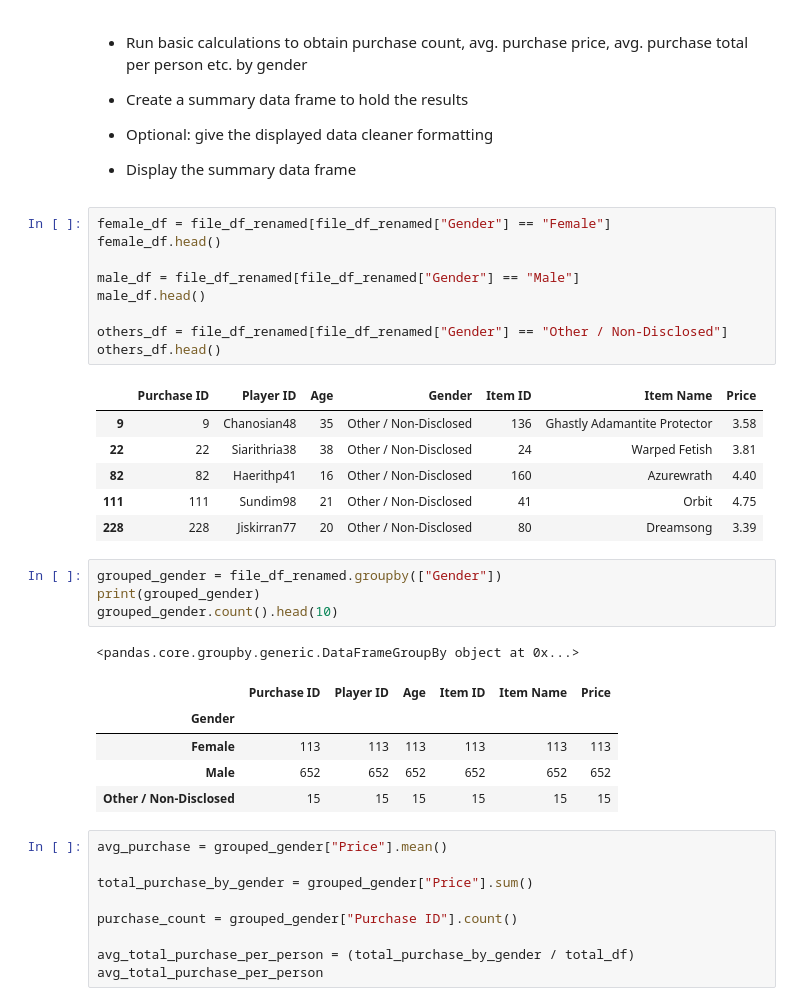
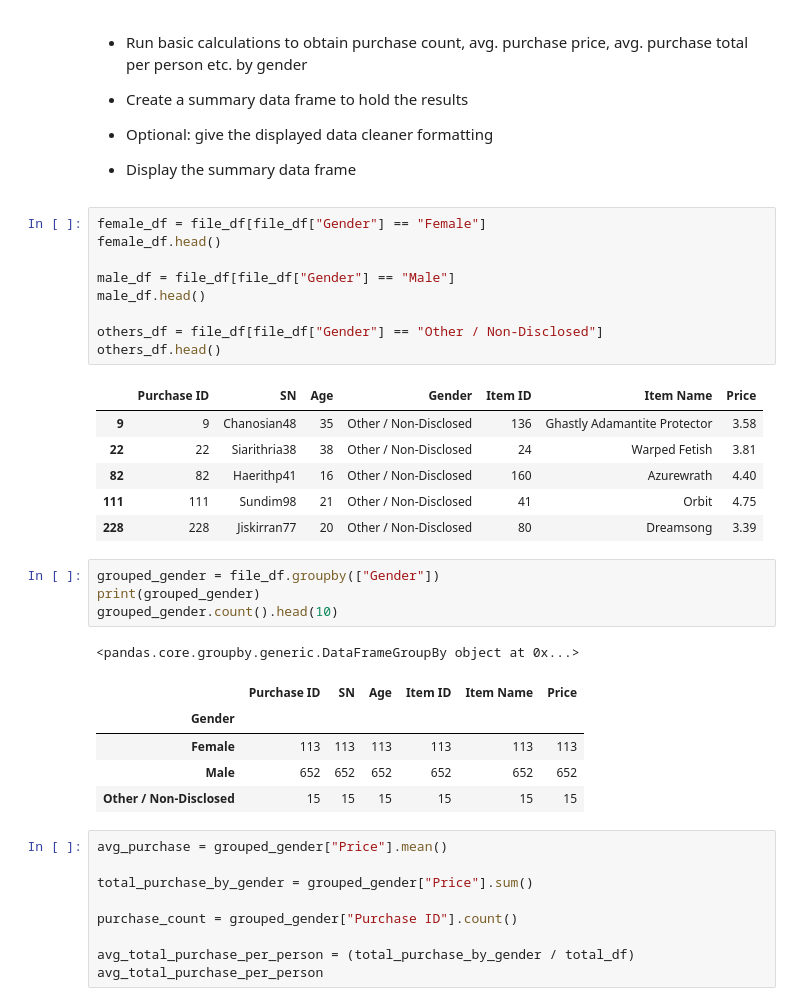
Before and after one commit to jinahporter/pandas-challenge, a Jupyter notebook: HeroesOfPymoli/HeroesOfPymoli_starter.ipynb, the cells around one changed output. Drawn from its saved outputs; the diff is of its cells as text.

```diff
--- a/HeroesOfPymoli/HeroesOfPymoli_starter.ipynb
+++ b/HeroesOfPymoli/HeroesOfPymoli_starter.ipynb
@@ -151,28 +139,28 @@ gender_df
 
 * Display the summary data frame
 # %%
-female_df = file_df_renamed[file_df_renamed["Gender"] == "Female"]
+female_df = file_df[file_df["Gender"] == "Female"]
 female_df.head()
 
-male_df = file_df_renamed[file_df_renamed["Gender"] == "Male"]
+male_df = file_df[file_df["Gender"] == "Male"]
 male_df.head()
 
-others_df = file_df_renamed[file_df_renamed["Gender"] == "Other / Non-Disclosed"]
+others_df = file_df[file_df["Gender"] == "Other / Non-Disclosed"]
 others_df.head()
 # %% [output]
-|  | Purchase ID | Player ID | Age | Gender | Item ID | Item Name | Price |
+|  | Purchase ID | SN | Age | Gender | Item ID | Item Name | Price |
 | 9 | 9 | Chanosian48 | 35 | Other / Non-Disclosed | 136 | Ghastly Adamantite Protector | 3.58 |
 | 22 | 22 | Siarithria38 | 38 | Other / Non-Disclosed | 24 | Warped Fetish | 3.81 |
 | 82 | 82 | Haerithp41 | 16 | Other / Non-Disclosed | 160 | Azurewrath | 4.40 |
 | 111 | 111 | Sundim98 | 21 | Other / Non-Disclosed | 41 | Orbit | 4.75 |
 | 228 | 228 | Jiskirran77 | 20 | Other / Non-Disclosed | 80 | Dreamsong | 3.39 |
 # %%
-grouped_gender = file_df_renamed.groupby(["Gender"])
+grouped_gender = file_df.groupby(["Gender"])
 print(grouped_gender)
 grouped_gender.count().head(10)
 # %% [output]
 <pandas.core.groupby.generic.DataFrameGroupBy object at 0x...>
-|  | Purchase ID | Player ID | Age | Item ID | Item Name | Price |
+|  | Purchase ID | SN | Age | Item ID | Item Name | Price |
 | Gender |  |  |  |  |  |  |
 | Female | 113 | 113 | 113 | 113 | 113 | 113 |
 | Male | 652 | 652 | 652 | 652 | 652 | 652 |
```
Also changed, not shown: parts of 8 cells of this notebook.
